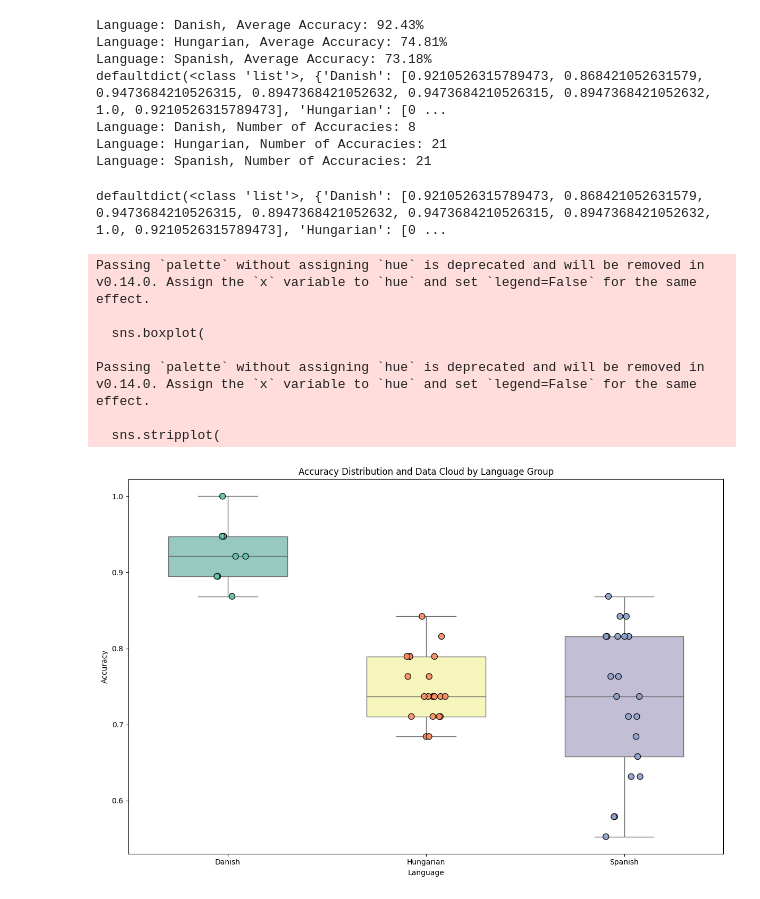
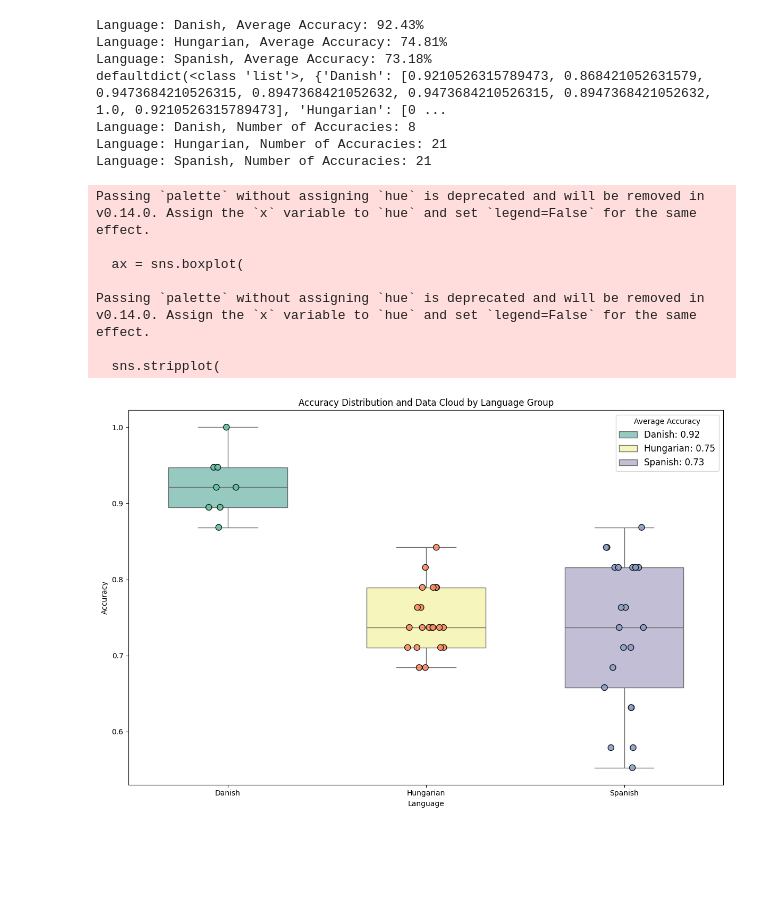
Before and after one commit to GyongyosiMark/ECS-experiment, a Jupyter notebook: data_processing.ipynb, the cells around one changed output. Cells and saved outputs as stored; diff of their text form; code cells hidden in the pictures; blank space fills up the shorter version.

```diff
--- a/data_processing.ipynb
+++ b/data_processing.ipynb
@@ -70,10 +70,10 @@ pairs_phonemes = {
     ('før', 'fær'): phonemes['æ']
 }
 
-# print(f"Total pairs: {len(pairs_phonemes)}")
+print(f"Total pairs: {len(pairs_phonemes)}")
 
-# for pair, p in pairs_phonemes.items():
-#     print(f"{pair} : {p}")
+for pair, p in pairs_phonemes.items():
+    print(f"{pair} : {p}")
 
 print(pairs_phonemes[("løg", "ly")])
 # %% [output]
@@ -237,9 +237,6 @@ for participant in participants:
     accuracy = calculate_participant_accuracy(participant)
     language_accuracies[participant.language].append(accuracy)
 
-# If this works correctly, print the dictionary to check the structure
-print(language_accuracies)
-
 # Prepare the data for plotting
 data = {
     "Language": [],
@@ -254,43 +251,61 @@ for language, accuracies in language_accuracies.items():
 # Convert to DataFrame
 df = pd.DataFrame(data)
 
-# Create a boxplot
+# Create the figure and axis for the plot
 plt.figure(figsize=(12, 8))
-sns.boxplot(
+
+# Create the boxplot
+ax = sns.boxplot(
     x="Language",
     y="Accuracy",
     data=df,
     palette="Set3",
     showfliers=False,
     width=0.6,  # Make boxplots slightly narrower to enhance distinction
 )
 
 # Overlay the data cloud with a stripplot
 sns.stripplot(
     x="Language",
     y="Accuracy",
     data=df,
     jitter=True,
     size=8,  # Increase dot size
     alpha=0.9,  # Make dots less transparent
     palette="Set2",
     edgecolor="black",  # Add a black edge for better visibility
     linewidth=1,  # Slightly thicker edges
 )
 
-# Customize the plot
+# Calculate average accuracies for each language
+avg_accuracies = {
+    language: sum(accuracies) / len(accuracies)
+    for language, accuracies in language_accuracies.items()
+}
+
+# Create a list of labels for the legend
+legend_labels = [
+    f"{language}: {avg_accuracy:.2f}"
+    for language, avg_accuracy in avg_accuracies.items()
+]
+
+# Create a custom legend
+plt.legend(legend_labels, title="Average Accuracy", loc="upper right", fontsize=12)
+
+# Customize the plot appearance
 plt.title("Accuracy Distribution and Data Cloud by Language Group")
 plt.xlabel("Language")
 plt.ylabel("Accuracy")
 plt.tight_layout()
+
+# Show the plot
 plt.show()
 # %% [output]
-defaultdict(<class 'list'>, {'Danish': [0.9210526315789473, 0.868421052631579, 0.9473684210526315, 0.8947368421052632, 0.9473684210526315, 0.8947368421052632, 1.0, 0.9210526315789473], 'Hungarian': [0 ...
+Passing `palette` without assigning `hue` is deprecated and will be removed in v0.14.0. Assign the `x` variable to `hue` and set `legend=False` for the same effect.
+
+  ax = sns.boxplot(
+
+Passing `palette` without assigning `hue` is deprecated and will be removed in v0.14.0. Assign the `x` variable to `hue` and set `legend=False` for the same effect.
+
+  sns.stripplot(
-Passing `palette` without assigning `hue` is deprecated and will be removed in v0.14.0. Assign the `x` variable to `hue` and set `legend=False` for the same effect.
-
-  sns.boxplot(
-
-Passing `palette` without assigning `hue` is deprecated and will be removed in v0.14.0. Assign the `x` variable to `hue` and set `legend=False` for the same effect.
-
-  sns.stripplot(
-[figure, old version]
+[figure, new version]
```
Also changed, not shown: parts of 3 cells of this notebook.
